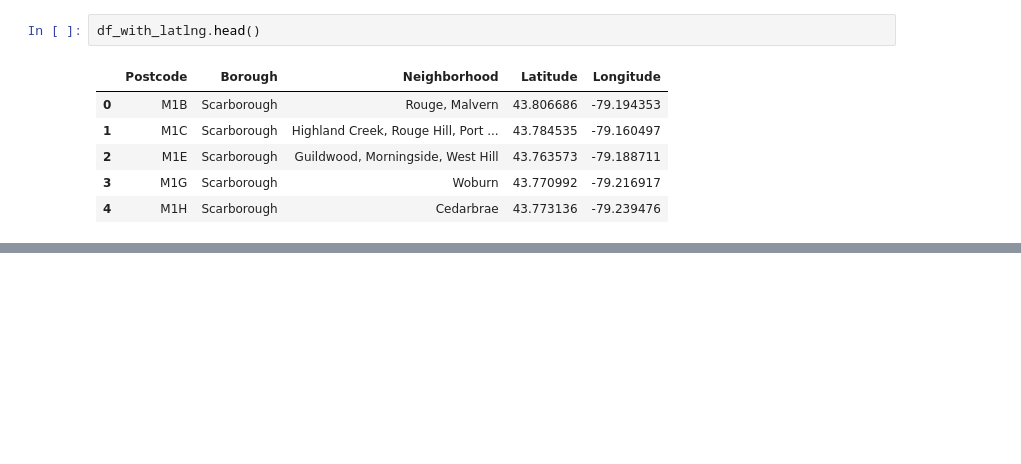
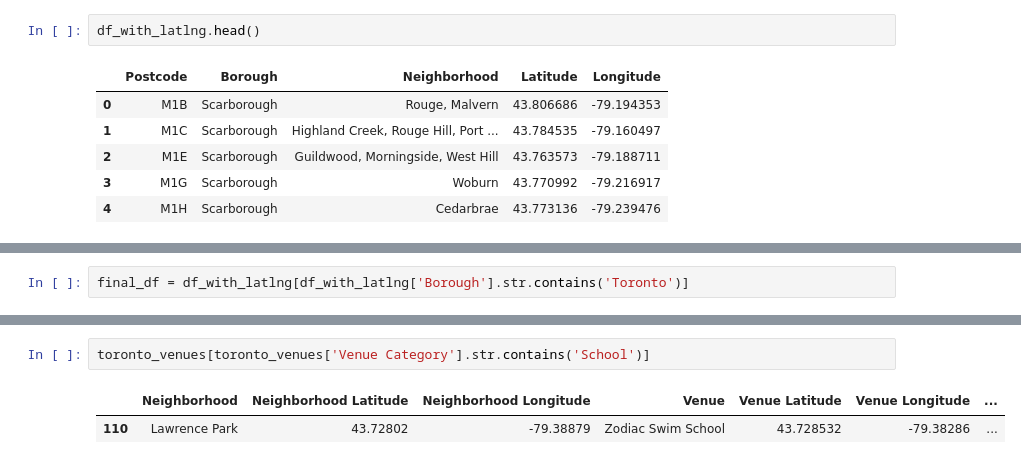
Before and after one commit to jerryzxliu/Coursera_Capstone, a Jupyter notebook: toronto_clusters.ipynb, the cells around one changed output, grey strips where cells are left out. Drawn from its saved outputs; the diff is of its cells as text; blank space fills up the shorter version.

```diff
--- a/toronto_clusters.ipynb
+++ b/toronto_clusters.ipynb
@@ -107,0 +112,2 @@ df_with_latlng.head()
+# %%
+final_df = df_with_latlng[df_with_latlng['Borough'].str.contains('Toronto')]
@@ -107,0 +186,5 @@ df_with_latlng.head()
+# %%
+toronto_venues[toronto_venues['Venue Category'].str.contains('School')]
+# %% [output]
+|  | Neighborhood | Neighborhood Latitude | Neighborhood Longitude | Venue | Venue Latitude | Venue Longitude | ... |
+| 110 | Lawrence Park | 43.72802 | -79.38879 | Zodiac Swim School | 43.728532 | -79.38286 | ... |
```
Also changed, not shown: parts of 26 cells of this notebook.
